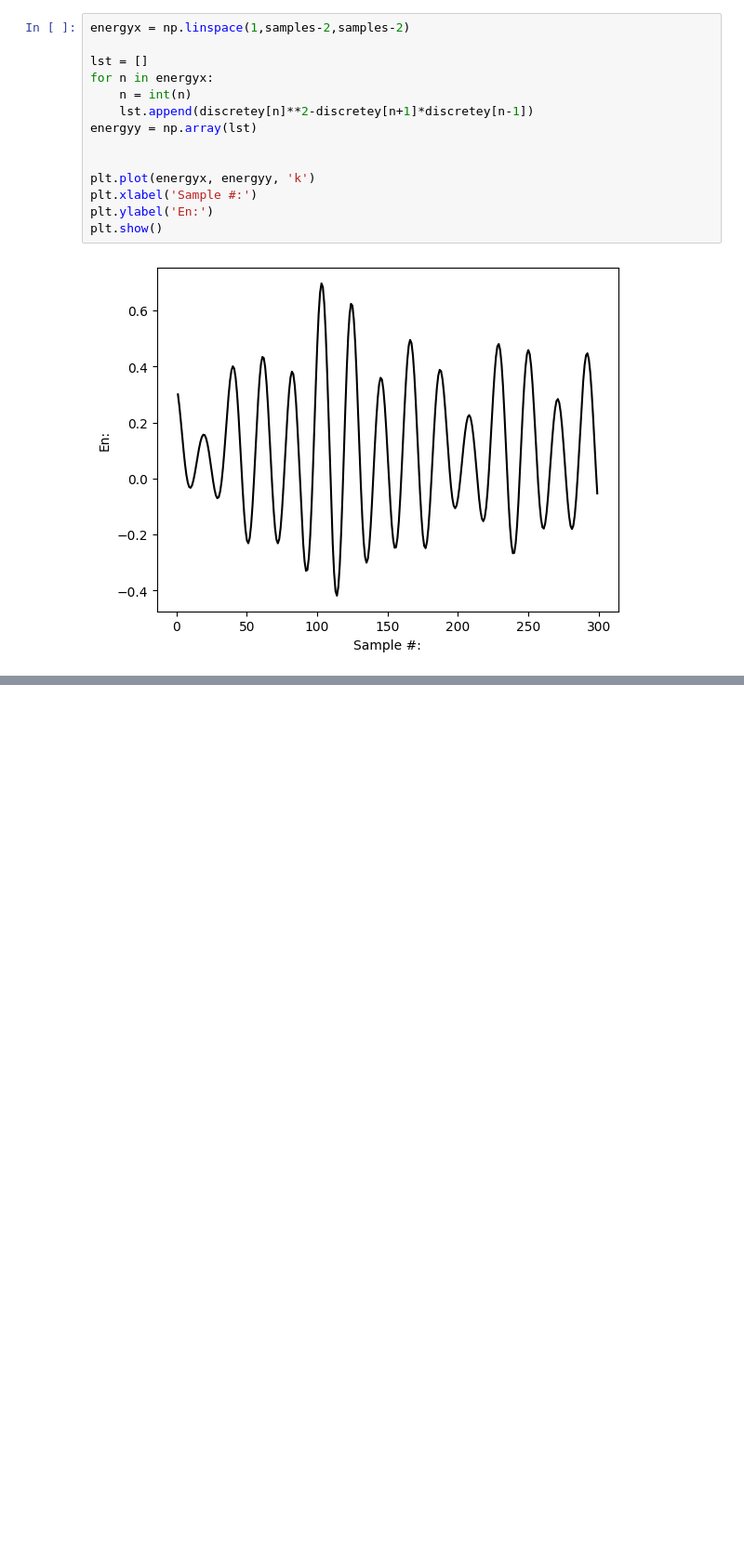
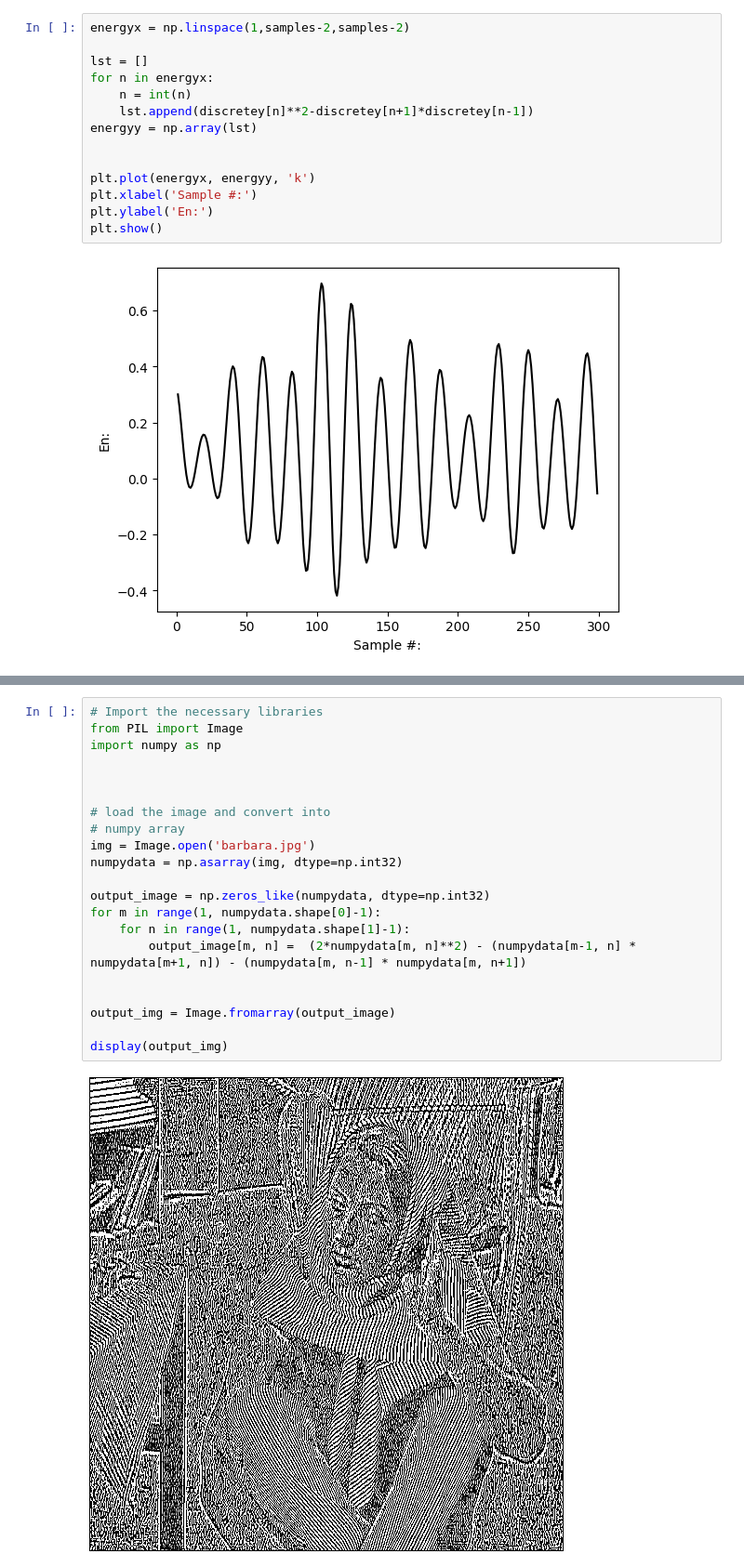
Before and after one commit to Abdala-Jabase/ImageProcessingResearch, a Jupyter notebook: TeagerAlgorithmSample.ipynb, the cells around one changed output, grey strips where cells are left out. Shown: that part at 93% size. Drawn from its saved outputs; the diff is of its cells as text; blank space fills up the shorter version.

```diff
--- a/TeagerAlgorithmSample.ipynb
+++ b/TeagerAlgorithmSample.ipynb
@@ -67,0 +80,23 @@ plt.show()
+# %%
+# Import the necessary libraries
+from PIL import Image
+import numpy as np
+
+
+
+# load the image and convert into
+# numpy array
+img = Image.open('barbara.jpg')
+numpydata = np.asarray(img, dtype=np.int32)
+
+output_image = np.zeros_like(numpydata, dtype=np.int32)
+for m in range(1, numpydata.shape[0]-1):
+    for n in range(1, numpydata.shape[1]-1):
+        output_image[m, n] =  (2*numpydata[m, n]**2) - (numpydata[m-1, n] * numpydata[m+1, n]) - (numpydata[m, n-1] * numpydata[m, n+1])
+
+
+output_img = Image.fromarray(output_image)
+
+display(output_img)
+# %% [output]
+[figure, added]
```
Also changed, not shown: parts of 5 cells of this notebook, 1 other file.
